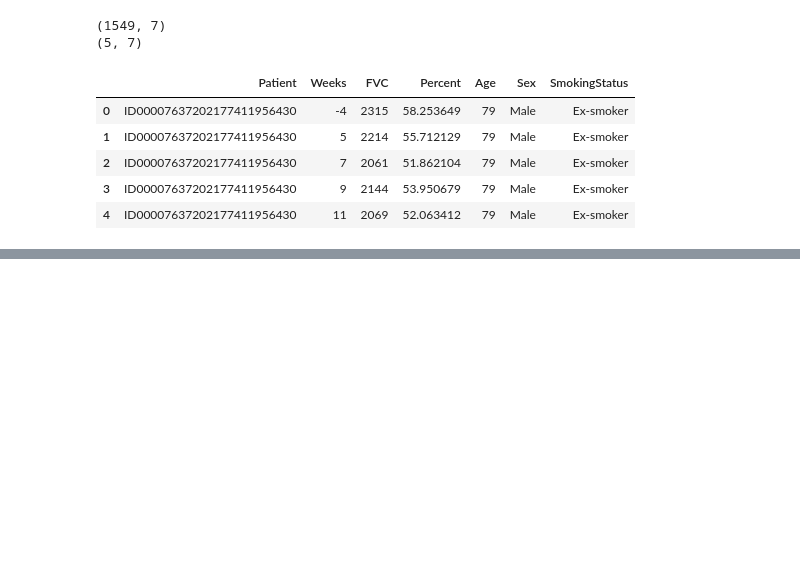
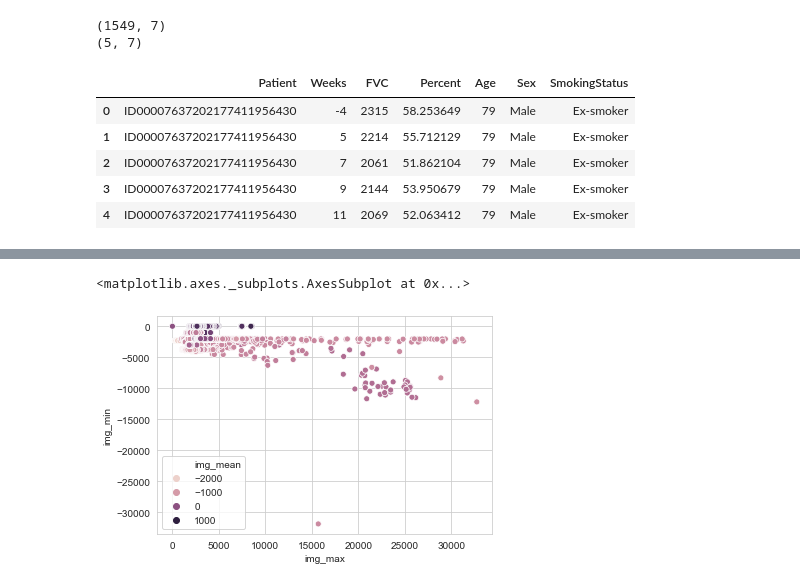
Before and after one commit to vdegenova/osic_kaggle, a Jupyter notebook: OSIC EDA.ipynb, the cells around one changed output, grey strips where cells are left out. Cells and saved outputs as stored; diff of their text form; code cells hidden in the pictures; blank space fills up the shorter version.

```diff
--- a/OSIC EDA.ipynb
+++ b/OSIC EDA.ipynb
@@ -85,0 +230,6 @@ sns.jointplot(x="FVC", y="Age", data=train_df, kind="hex");
+# %%
+meta_data_df[]
+sns.scatterplot(data = meta_data_df, x='img_max', y='img_min', hue='img_mean');
+# %% [output]
+<matplotlib.axes._subplots.AxesSubplot at 0x...>
+[figure, added]
```
Also changed, not shown: parts of 27 cells of this notebook, 1 other file.
